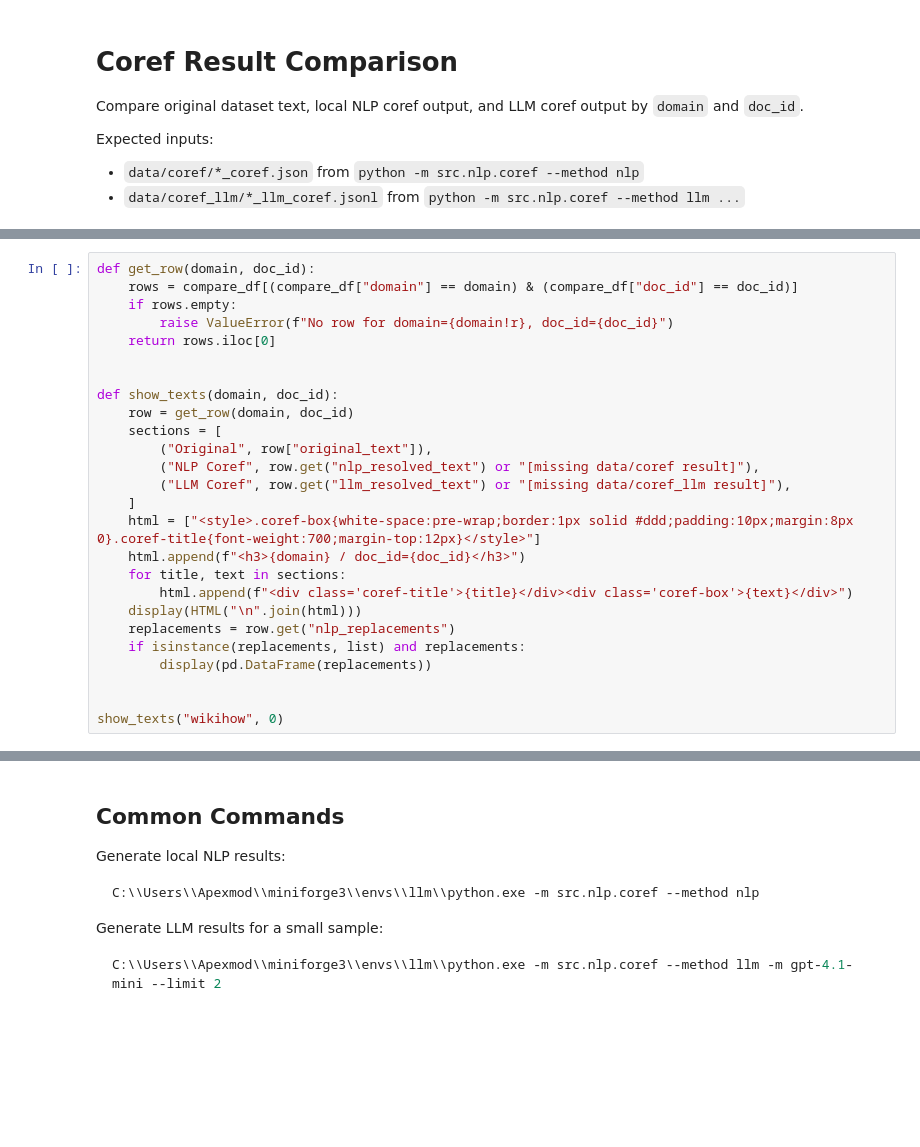
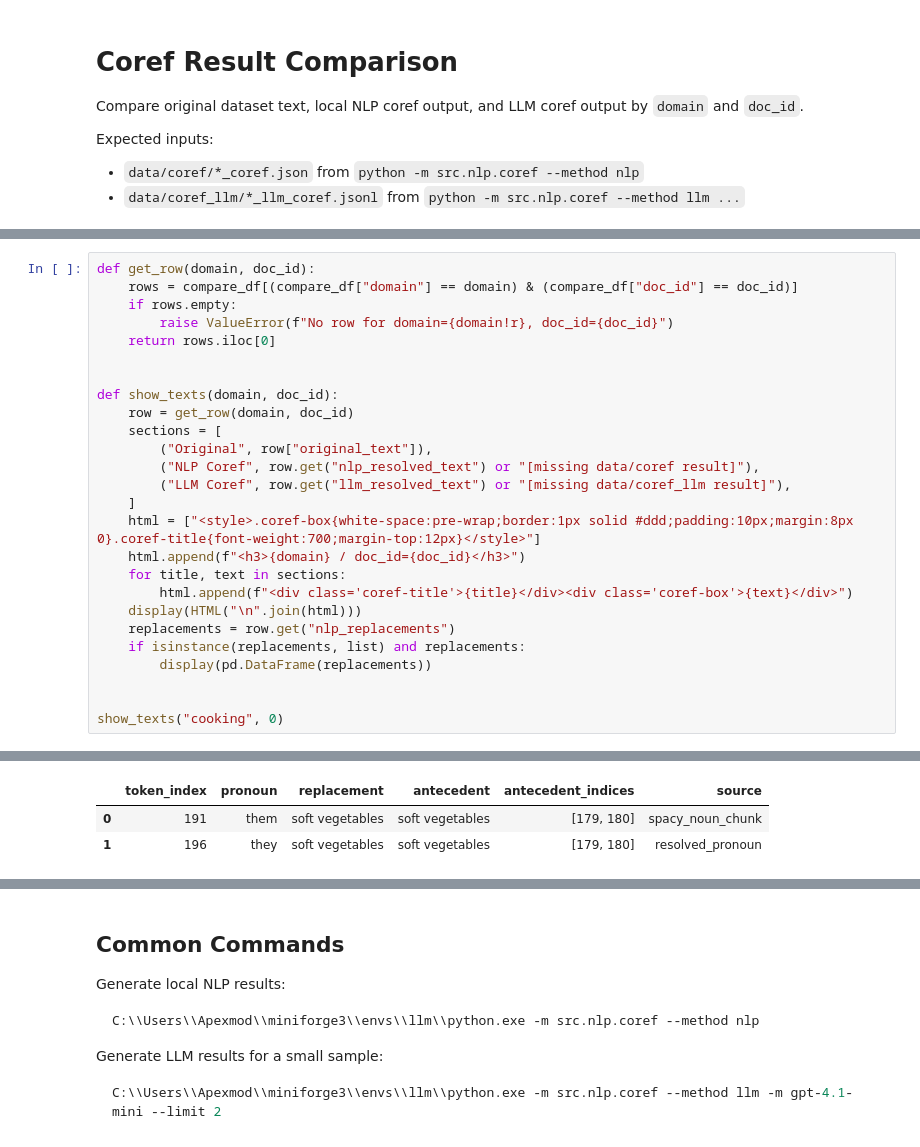
Before and after one commit to utop1an/llm-action-extraction, a Jupyter notebook: src/examples/coref_compare.ipynb, the cells around one changed output, grey strips where cells are left out. Drawn from its saved outputs; the diff is of its cells as text; blank space fills up the shorter version.

```diff
--- a/src/examples/coref_compare.ipynb
+++ b/src/examples/coref_compare.ipynb
@@ -141,4 +153,5 @@ def show_texts(domain, doc_id):
         display(pd.DataFrame(replacements))
 
 
-show_texts("wikihow", 0)
+show_texts("cooking", 0)
+# %% [output]
@@ -145,3 +159,6 @@ show_texts("wikihow", 0)
+|  | token_index | pronoun | replacement | antecedent | antecedent_indices | source |
+| 0 | 191 | them | soft vegetables | soft vegetables | [179, 180] | spacy_noun_chunk |
+| 1 | 196 | they | soft vegetables | soft vegetables | [179, 180] | resolved_pronoun |
 # %%
 def html_diff(left_text, right_text, left_label="Original", right_label="Resolved"):
     left_words = str(left_text).split()
```
Also changed, not shown: parts of 5 cells of this notebook, 6 other files.
